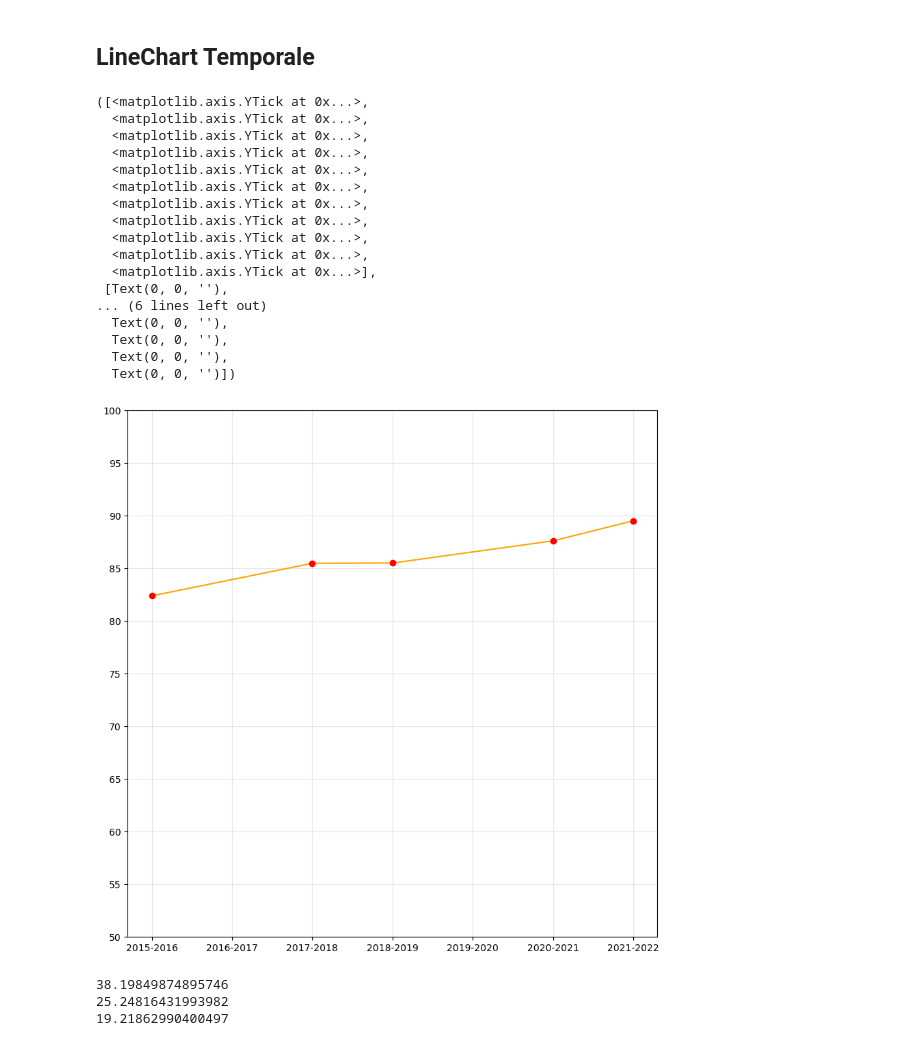
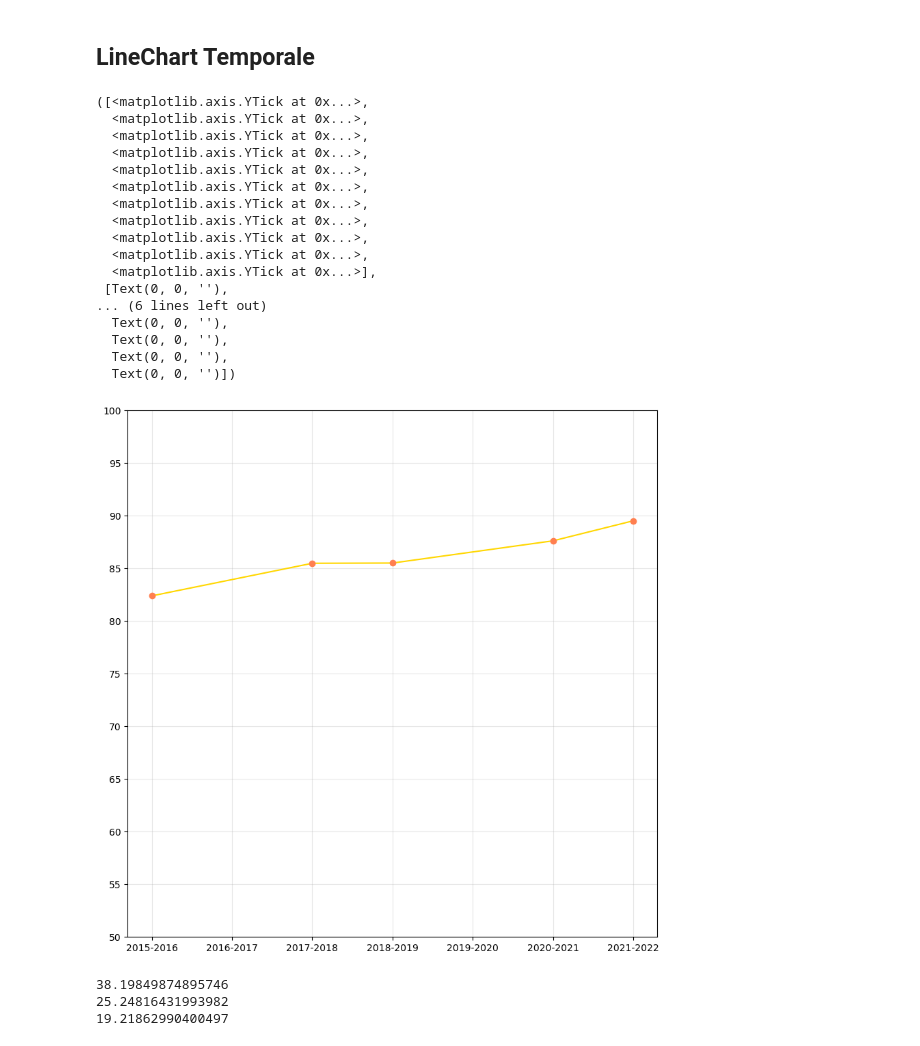
Before and after one commit to bolla99/datavis-project, a Jupyter notebook: notebook_bolla.ipynb, the cells around one changed output. Cells and saved outputs as stored; diff of their text form; code cells hidden in the pictures.

```diff
--- a/notebook_bolla.ipynb
+++ b/notebook_bolla.ipynb
@@ -429,32 +429,32 @@ print(percentuale_2122)
 # %%
 values1 = [percentuale_1516, (percentuale_1718+percentuale_1516)/2, percentuale_1718, percentuale_1819, (percentuale_2021+percentuale_1819)/2, percentuale_2021, percentuale_2122]
 values2 = [percentuale_1516, None, percentuale_1718, percentuale_1819, None, percentuale_2021, percentuale_2122]
 plt.figure(figsize=(10,10))
 plt.ylim([50, 100])
 
-plt.plot(years_labels, values1, linestyle='-', color='orange')
-plt.plot(years_labels, values2, marker='o', color='red', linestyle="None")
+plt.plot(years_labels, values1, linestyle='-', color='gold')
+plt.plot(years_labels, values2, marker='o', color='coral', linestyle="None")
 plt.grid(alpha=0.3)
 plt.yticks(np.arange(50, 105, 5))
 # %% [output]
 ([<matplotlib.axis.YTick at 0x...>,
   <matplotlib.axis.YTick at 0x...>,
   <matplotlib.axis.YTick at 0x...>,
   <matplotlib.axis.YTick at 0x...>,
   <matplotlib.axis.YTick at 0x...>,
   <matplotlib.axis.YTick at 0x...>,
   <matplotlib.axis.YTick at 0x...>,
   <matplotlib.axis.YTick at 0x...>,
   <matplotlib.axis.YTick at 0x...>,
   <matplotlib.axis.YTick at 0x...>,
   <matplotlib.axis.YTick at 0x...>],
  [Text(0, 0, ''),
 ... (6 lines left out)
   Text(0, 0, ''),
   Text(0, 0, ''),
   Text(0, 0, ''),
   Text(0, 0, '')])
-[figure, old version]
+[figure, new version]
 # %%
 print(len(get_elementari(elenco_scuole)) / len(elenco_scuole) * 100)
 print(len(get_medie(elenco_scuole)) / len(elenco_scuole) * 100)
```
Also changed, not shown: parts of 1 cell of this notebook, 2 other files.
